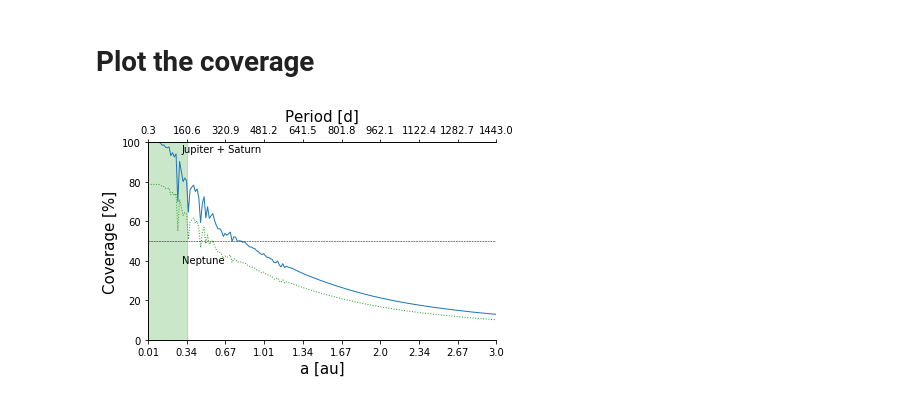
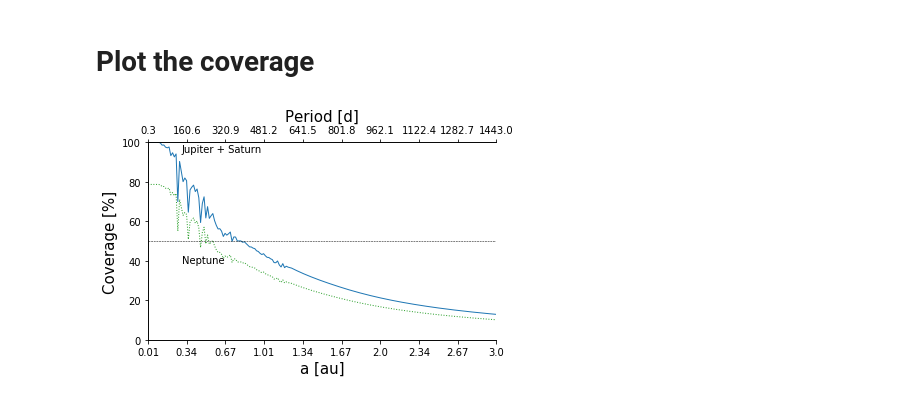
Before and after one commit to lennartvansluijs/spectroscopic-transit-search, a Jupyter notebook: scripts/plot_fig2.ipynb, the cells around one changed output. Drawn from its saved outputs; the diff is of its cells as text; code cells hidden in the pictures.

Commit message:
Removed coplanar region Beta Pic b from Figure 2 and 6

```diff
--- a/scripts/plot_fig2.ipynb
+++ b/scripts/plot_fig2.ipynb
@@ -328,35 +328,31 @@ def plot_coverage(a, completeness, outputfolder):
     ax.set_ylabel('Coverage [%]', size = 15)
     ax.axhline(y=50, ls = '--', color = 'k', lw = 0.5)
     ax.set_xlim(a[0].to(u.au).value, a[-1].to(u.au).value)
     ax.set_ylim(0., 100.0)
 
     # set xticks above plot for period range
     ax2 = ax.twiny()
     xticks = np.linspace(0, 1, 10)
     xticklabels = np.round(np.linspace(a2P(a[0], Ms).to(u.d).value,
                                        a2P(a[-1], Ms).to(u.d).value,
                                        10), 1)
     ax2.set_xticks(xticks)
     ax2.set_xticklabels(xticklabels)
     ax2.set_xlabel('Period [d]', size = 15)
 
     # set right spine unvisble
     ax.spines['right'].set_visible(False)
     ax2.spines['right'].set_visible(False)
 
     # plot tight layout
     plt.tight_layout()
 
-    # plot region for which transit can occur if the planet is coplanar
-    # to Beta Pictoris b
-    ax.fill_betweenx([0,100], 0, 0.34, color = tableau20[4], alpha = 0.25)
-
     # save the plot
     plt.savefig(os.path.join(outputfolder, 'figure2.png'), dpi = 300)
     plt.savefig(os.path.join(outputfolder, 'figure2.pdf'))
 
 # create a plot of the coverage
 outputfolder = '../output/figure2'
 plot_coverage(a, completeness, outputfolder)
 # %% [output]
-[figure, old version]
+[figure, new version]
```
Also changed, not shown: 1 other file.
